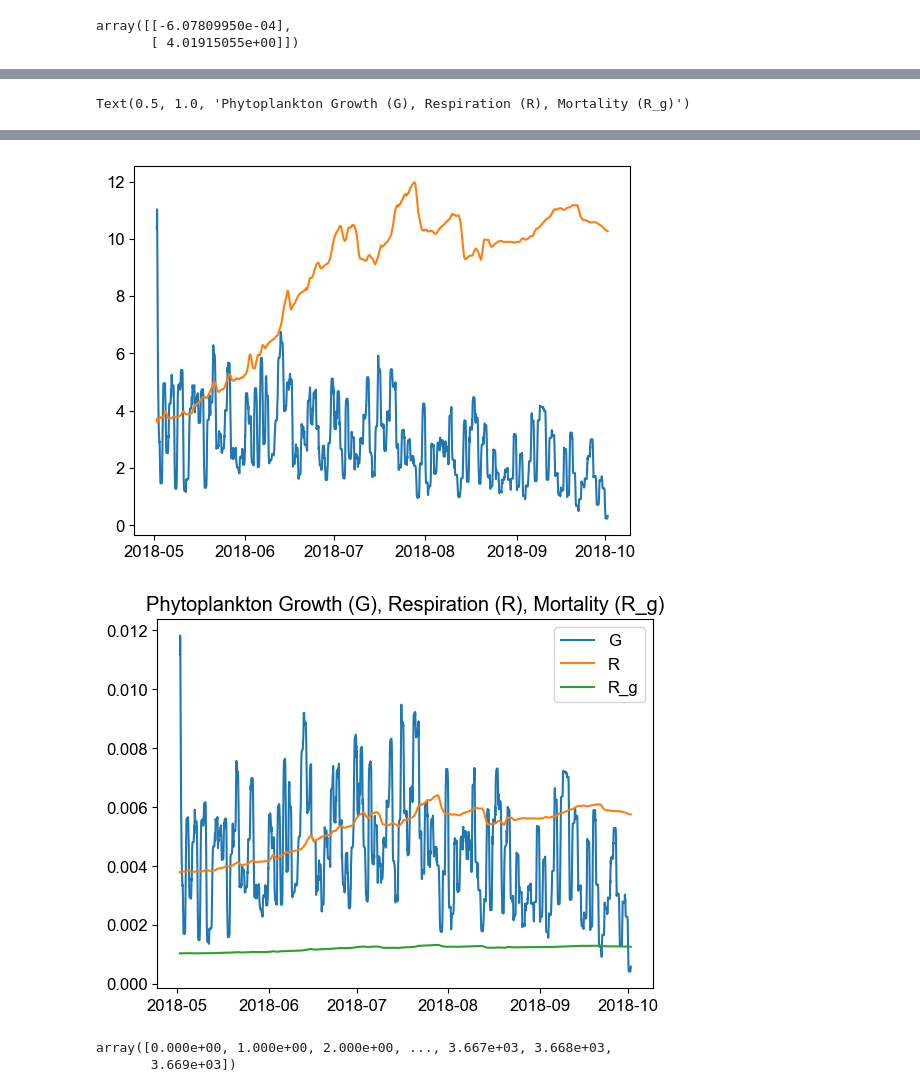
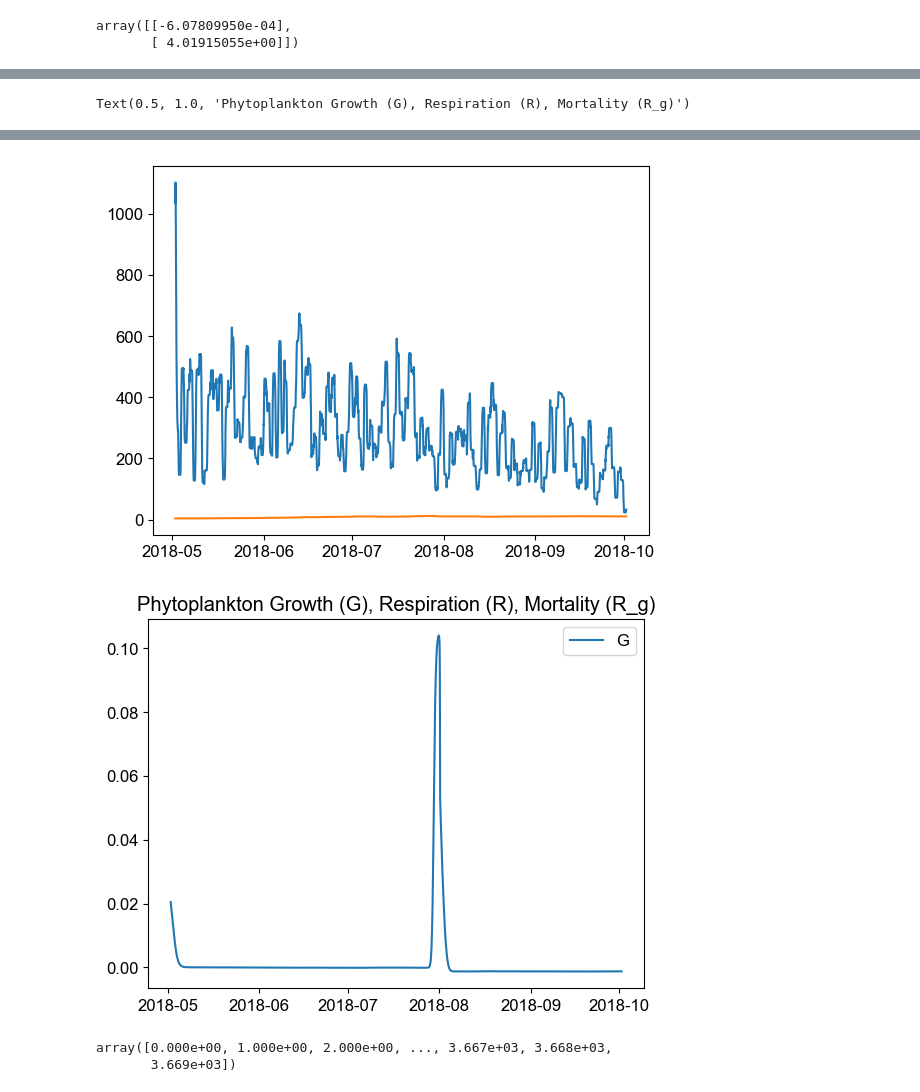
Before and after one commit to ashah1030/senior_thesis, a Jupyter notebook: NP_timeseries_fallbloom.ipynb, the cells around one changed output, grey strips where cells are left out. Saved outputs shown, nothing was run; the diff lists cells and outputs as text; code cells hidden in the pictures.

```diff
--- a/NP_timeseries_fallbloom.ipynb
+++ b/NP_timeseries_fallbloom.ipynb
@@ -60,7 +60,7 @@ M2[M2['time_ak'].astype(str).str.contains('2018-08')]
 time = [0, M2.index[3669]]
 time_eval = np.linspace(M2.index[0], M2.index[3669], 3670)
 
-I=(pd.DataFrame((M2['approxPAR'].fillna(method='bfill')) * 10**4)) * 10**-6 #define irradiance function as PAR data from M2, convert to Ein m^2 s^2
+I=(pd.DataFrame((M2['approxPAR'].fillna(method='bfill')))) #define irradiance function as PAR data from M2, convert to Ein m^2 s^2
 I_smoothed= I.rolling(24, min_periods=1).mean()
 I_interp = scipy.interpolate.interp1d(time_eval, I_smoothed['approxPAR'], kind='linear', fill_value = 'extrapolate')
 
@@ -68,7 +68,7 @@ T=pd.DataFrame(M2['full_temperature'].fillna(method='bfill')) #define temp funct
 T_smoothed= T.rolling(24, min_periods=1).mean()
 T_interp = scipy.interpolate.interp1d(time_eval, T_smoothed['full_temperature'], kind='linear', fill_value = 'extrapolate')
 
-plt.plot(I_smoothed)
+plt.plot(I)
 
 M2.index.values
 best_fit = np.polyfit(M2.index.values, I_smoothed, deg=1)
@@ -103,6 +103,9 @@ def P_B(I):
     P_B = P_B_S*(1-(np.exp(-(alpha*I)/P_B_S)))*(np.exp((-beta*I)/P_B_S))
     P_frac = P_B/P_B_S
     return P_frac
+# %%
+def N_in(t):
+    return 0.001
 # %%
 def V_frac(N): #create dimensionless nitrogen value to compare with V_frac
     V_N = Vmax * (N/(N+k_s))
@@ -131,17 +131,18 @@ def npz(t, X): #this model takes in temperature, nutrients (N), and irradiance (
     PBI = P_B(I_value) #calculate dimensionaless irradiance
     V_frac_calc = V_frac(N)
     [phyto_growth, phyto_resp, phyto_mortality] = phyto_rates(Temp, V_frac_calc, PBI) #calculate phyto rates based on Temperature
-    dN_dt = - ((fNO3) * (P*(phyto_growth-phyto_resp))) - ((1-fNO3)*((P*(phyto_growth-phyto_resp))))*(1+gaussian(t, 2209, 10, 24))
-    dP_dt = P*(phyto_growth-phyto_resp-(0.001*phyto_mortality)) #scale by 0.1 to reduce over-grazing
+    dN_dt = - (P*(phyto_growth-phyto_resp))+ (gaussian(t, 2209, 10, 24)) + N_in(t)
+    #dN_dt = N + #create new function here!
+    dP_dt = P*(phyto_growth-phyto_resp-(phyto_mortality)) #scale by 0.001 to reduce over-grazing
     print(PBI)
     print(V_frac_calc)
-    print(0.001*phyto_mortality)
+    print(phyto_mortality)
     #rho_t[round(t)] = I_value
     return [dN_dt, dP_dt]
 # %%
 #initial condtions
-N0 = 10
-P0 = 20
+N0 = 0.5
+P0 = 0.5
 
 init = [N0, P0]
 # %%
@@ -195,9 +196,9 @@ for i,t in enumerate(time_eval):
      R_g[i] = phyto_rates(T_interp(t), V_frac(N[t.astype(int)]), P_B(I_interp(t)))[2]
 
 plt.figure()
-plt.plot(timestamp, G)
-plt.plot(timestamp, R)
-plt.plot(timestamp, R_g)
+plt.plot(timestamp, G-R-R_g)
+#plt.plot(timestamp, R)
+#plt.plot(timestamp, R_g)
 plt.legend(['G', 'R', 'R_g'])
 plt.title('Phytoplankton Growth (G), Respiration (R), Mortality (R_g)')
 # %% [output]
@@ -206,5 +207,5 @@ Text(0.5, 1.0, 'Phytoplankton Growth (G), Respiration (R), Mortality (R_g)')
-[figure, old version]
+[figure, new version]
-[figure, old version]
+[figure, new version]
 # %%
 # %% [output]
 array([0.000e+00, 1.000e+00, 2.000e+00, ..., 3.667e+03, 3.668e+03,
```
Also changed, not shown: parts of 5 cells of this notebook.
